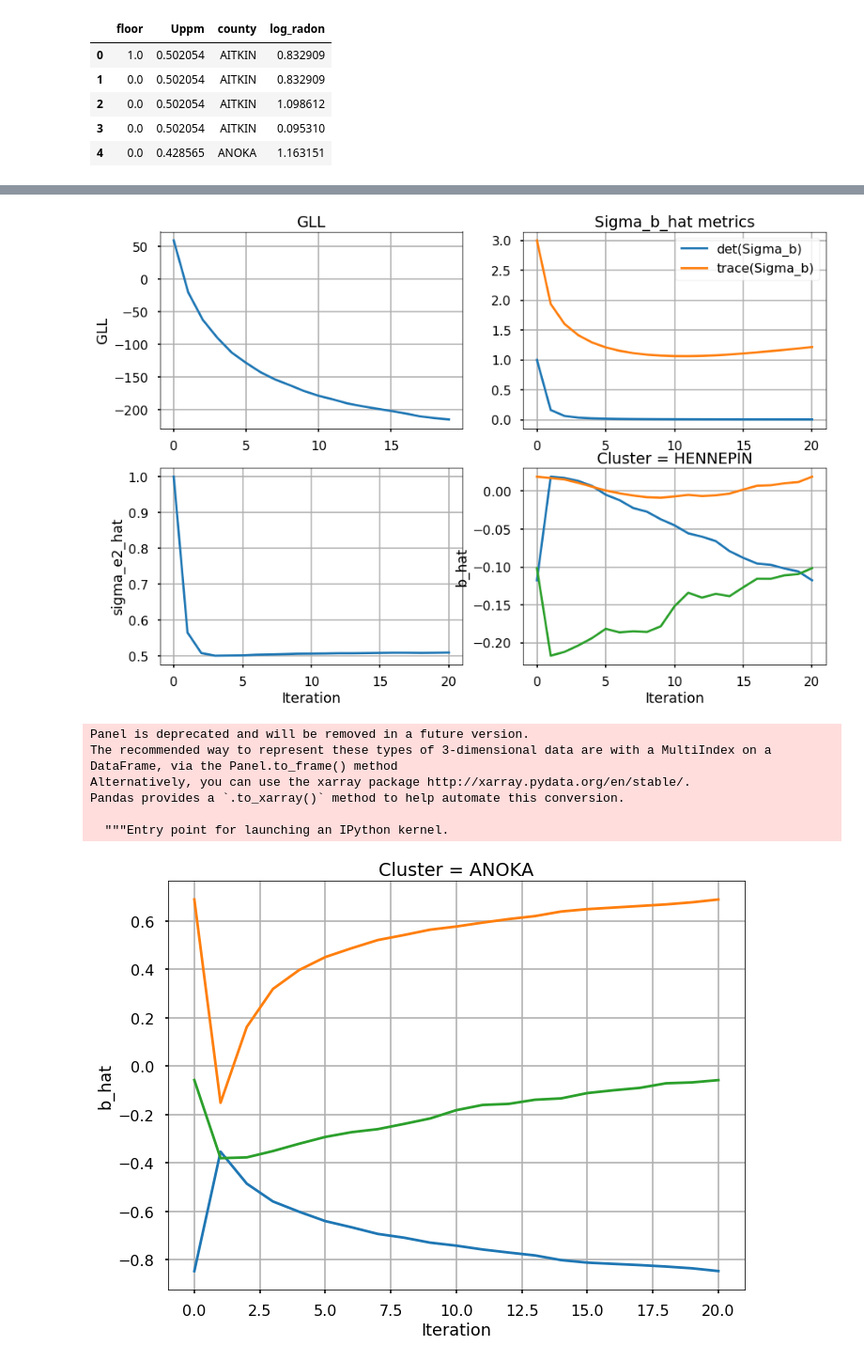
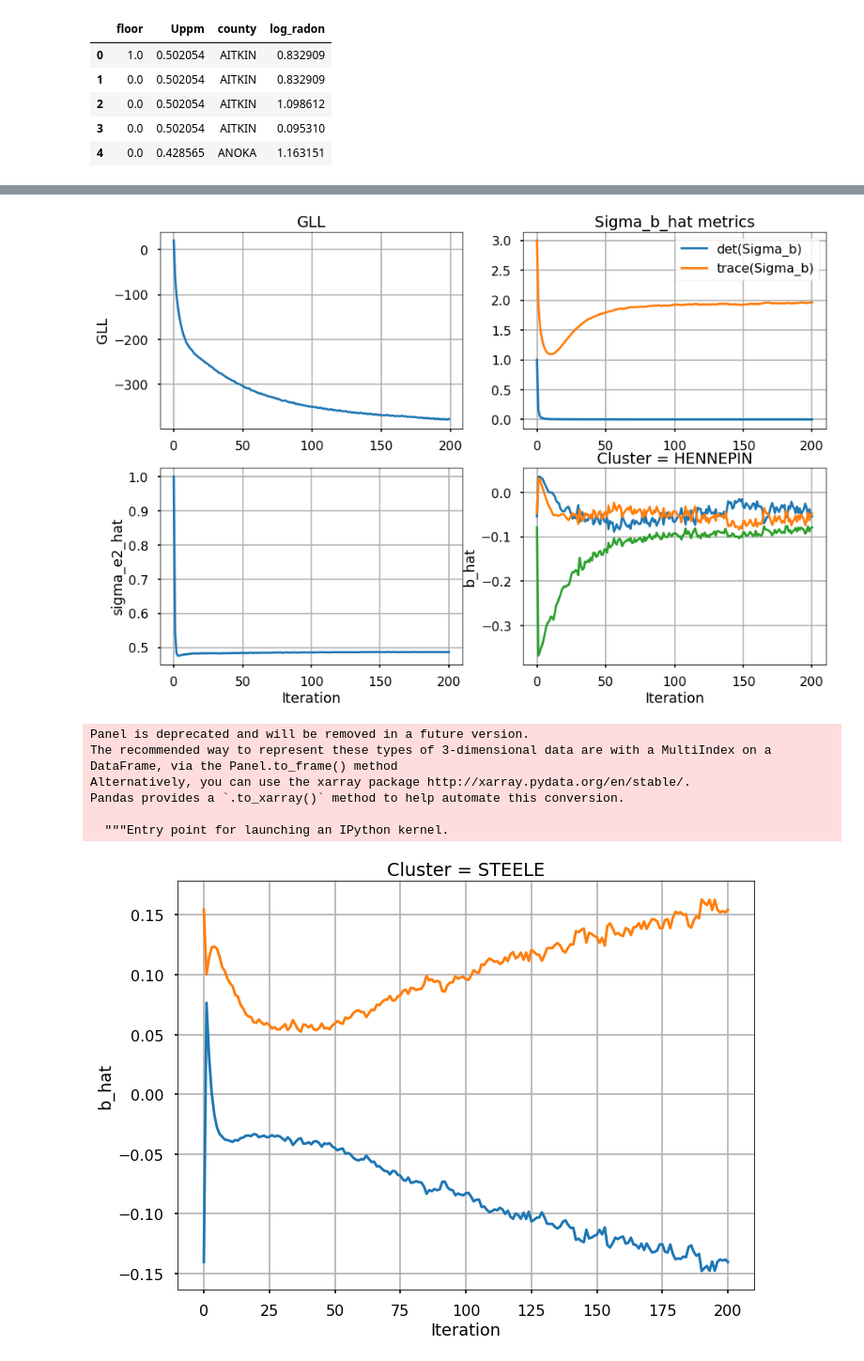
Before and after one commit to manifoldai/merf, a Jupyter notebook: notebooks/Real World MERF Examples.ipynb, the cells around one changed output, grey strips where cells are left out. Shown at 94% size. Drawn from its saved outputs; the diff is of its cells as text; code cells hidden in the pictures.

```diff
--- a/notebooks/Real World MERF Examples.ipynb
+++ b/notebooks/Real World MERF Examples.ipynb
@@ -139,7 +139,7 @@ radon_df[['floor', 'Uppm', 'county', 'log_radon']].head()
 | 3 | 0.0 | 0.502054 | AITKIN | 0.095310 |
 | 4 | 0.0 | 0.428565 | ANOKA | 1.163151 |
 # %%
-max_iter = 20
+max_iter = 200
 train, test = train_test_split(radon_df, test_size=0.1, shuffle=True)
 y = test['log_radon']
 
@@ -228,0 +233,2 @@ Text(0.5,1,'MSE RF = 0.080, MSE MERF = 0.079, MSE MERF+Uppm = 0.079, MSE MERF al
+# %%
+plot_training_stats(mrf_uranium)
@@ -229,14 +237,14 @@ Text(0.5,1,'MSE RF = 0.080, MSE MERF = 0.079, MSE MERF+Uppm = 0.079, MSE MERF al
 # %%
 plot_training_stats(mrf_all)
 # %% [output]
-[figure, old version]
+[figure, new version]
 # %%
-bb = plot_bhat(mrf_all, 3)
+bb = plot_bhat(mrf_uranium, 23)
 # %% [output]
 Panel is deprecated and will be removed in a future version.
 The recommended way to represent these types of 3-dimensional data are with a MultiIndex on a DataFrame, via the Panel.to_frame() method
 Alternatively, you can use the xarray package http://xarray.pydata.org/en/stable/.
 Pandas provides a `.to_xarray()` method to help automate this conversion.
 
   """Entry point for launching an IPython kernel.
-[figure, old version]
+[figure, new version]
```
Also changed, not shown: parts of 10 cells of this notebook.
